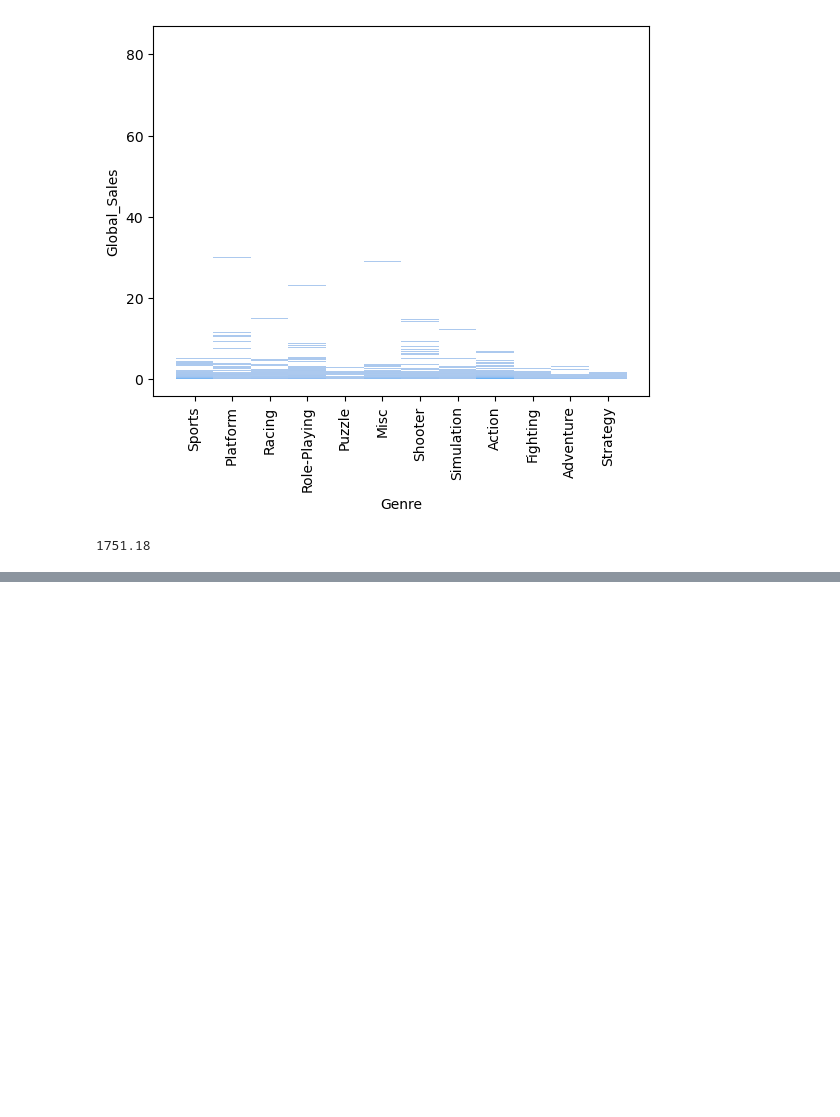
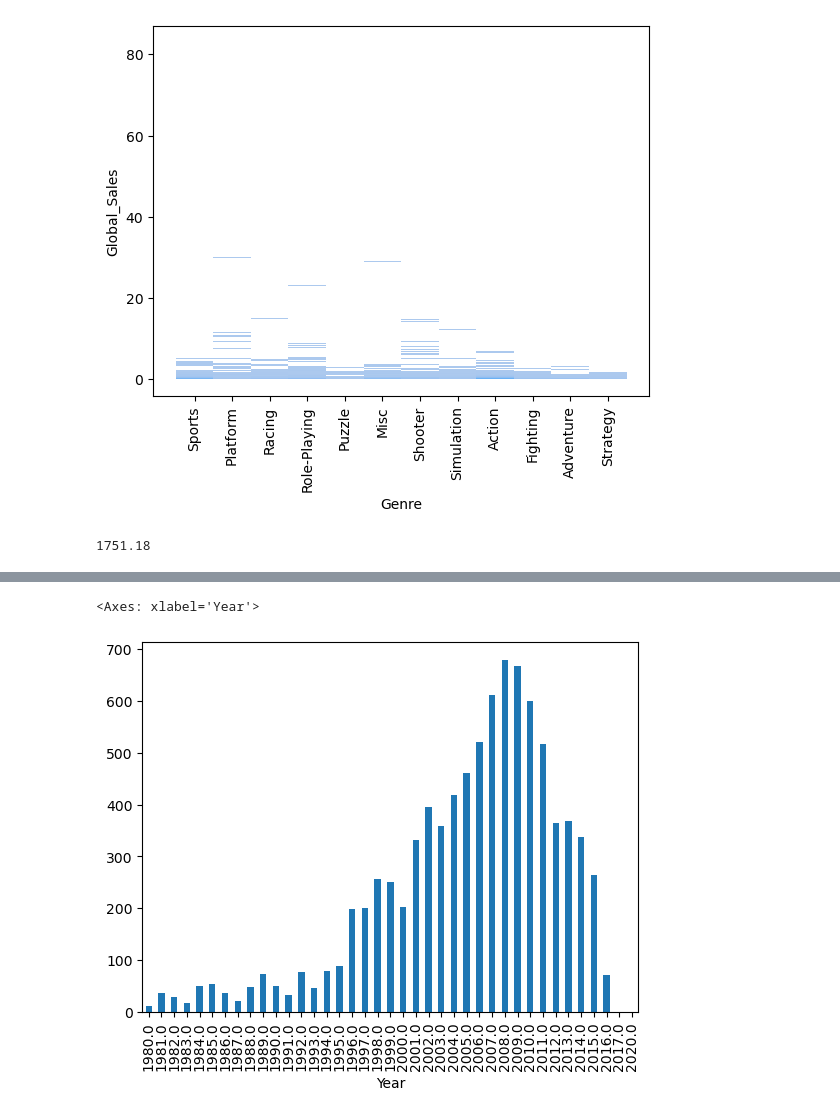
Before and after one commit to shabnammohamedbasheer/video-games-sales-analysis, a Jupyter notebook: VIDEO GAMES SALES.ipynb, the cells around one changed output, grey strips where cells are left out. Drawn from its saved outputs; the diff is of its cells as text; code cells hidden in the pictures; blank space fills up the shorter version.

```diff
--- a/VIDEO GAMES SALES.ipynb
+++ b/VIDEO GAMES SALES.ipynb
@@ -669,0 +643,10 @@ Name: Global_Sales, dtype: float64
+# %%
+year_gp["Global_Sales"].sum().sort_values(ascending=False)
+yr=year_gp["Global_Sales"].sum()
+#the most number of games invented were on year 2009 but the sales is high in 2008
+#we can see the total global sales in each year
+# %%
+yr.plot(kind="bar")
+# %% [output]
+<Axes: xlabel='Year'>
+[figure, added]
```
Also changed, not shown: parts of 36 cells of this notebook.
